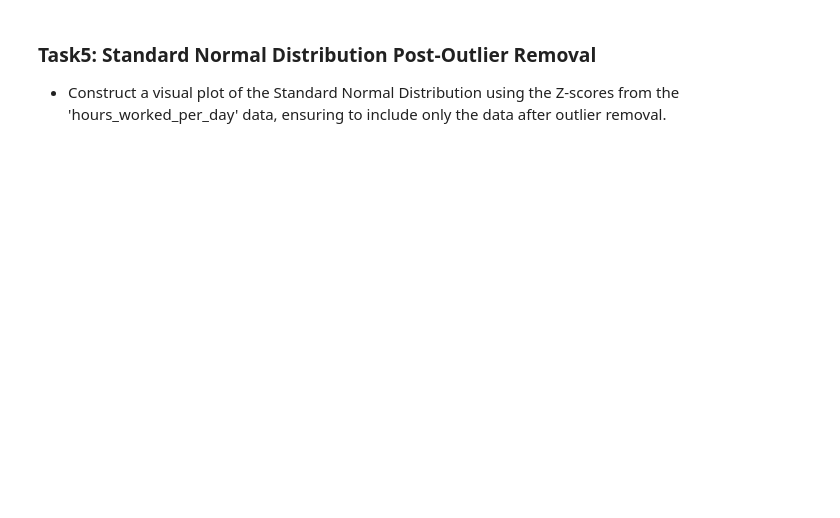
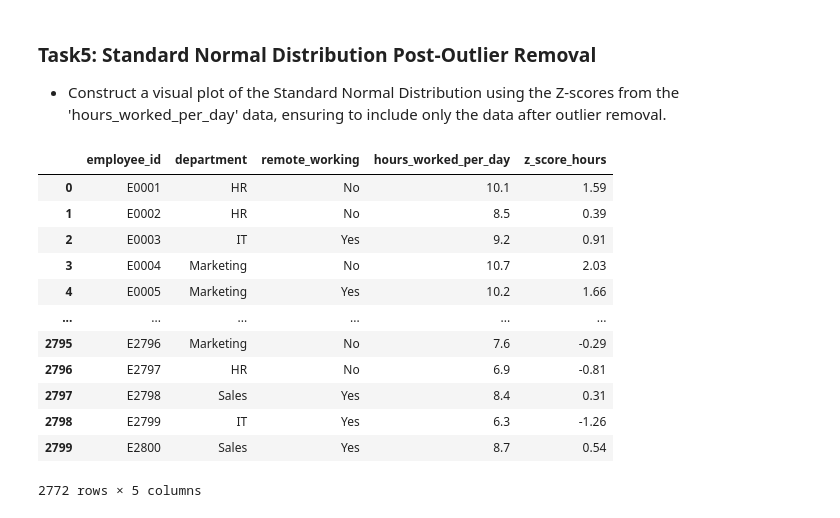
Before and after one commit to HMurawski/dump, a Jupyter notebook: dump_learning/cb/statistics/employees-workhours-analysis.ipynb, the cells around one changed output. Cells and saved outputs as stored; diff of their text form; code cells hidden in the pictures; blank space fills up the shorter version.

```diff
--- a/dump_learning/cb/statistics/employees-workhours-analysis.ipynb
+++ b/dump_learning/cb/statistics/employees-workhours-analysis.ipynb
@@ -48,3 +96,20 @@ Compute fundamental statistical measures for the 'hours_worked_per_day' column.
 ### Task5: Standard Normal Distribution Post-Outlier Removal
 
 -  Construct a visual plot of the Standard Normal Distribution using the Z-scores from the 'hours_worked_per_day' data, ensuring to include only the data after outlier removal.
+# %%
+cleaned_df = df[(df["z_score_hours"] <= 3) & (df["z_score_hours"] >= -3)]
+cleaned_df
+# %% [output]
+|  | employee_id | department | remote_working | hours_worked_per_day | z_score_hours |
+| 0 | E0001 | HR | No | 10.1 | 1.59 |
+| 1 | E0002 | HR | No | 8.5 | 0.39 |
+| 2 | E0003 | IT | Yes | 9.2 | 0.91 |
+| 3 | E0004 | Marketing | No | 10.7 | 2.03 |
+| 4 | E0005 | Marketing | Yes | 10.2 | 1.66 |
+| ... | ... | ... | ... | ... | ... |
+| 2795 | E2796 | Marketing | No | 7.6 | -0.29 |
+| 2796 | E2797 | HR | No | 6.9 | -0.81 |
+| 2797 | E2798 | Sales | Yes | 8.4 | 0.31 |
+| 2798 | E2799 | IT | Yes | 6.3 | -1.26 |
+| 2799 | E2800 | Sales | Yes | 8.7 | 0.54 |
+2772 rows × 5 columns
```
Also changed, not shown: parts of 5 cells of this notebook.
